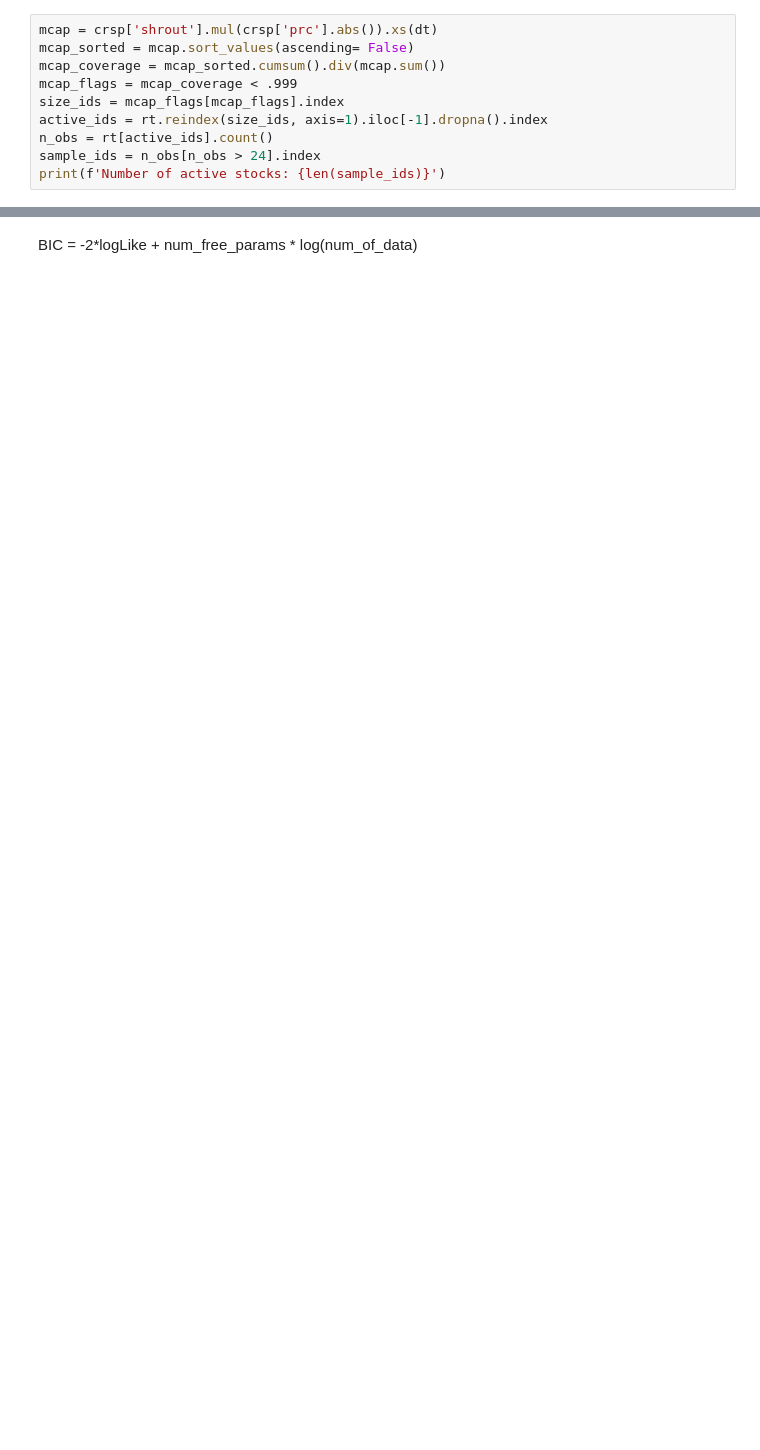
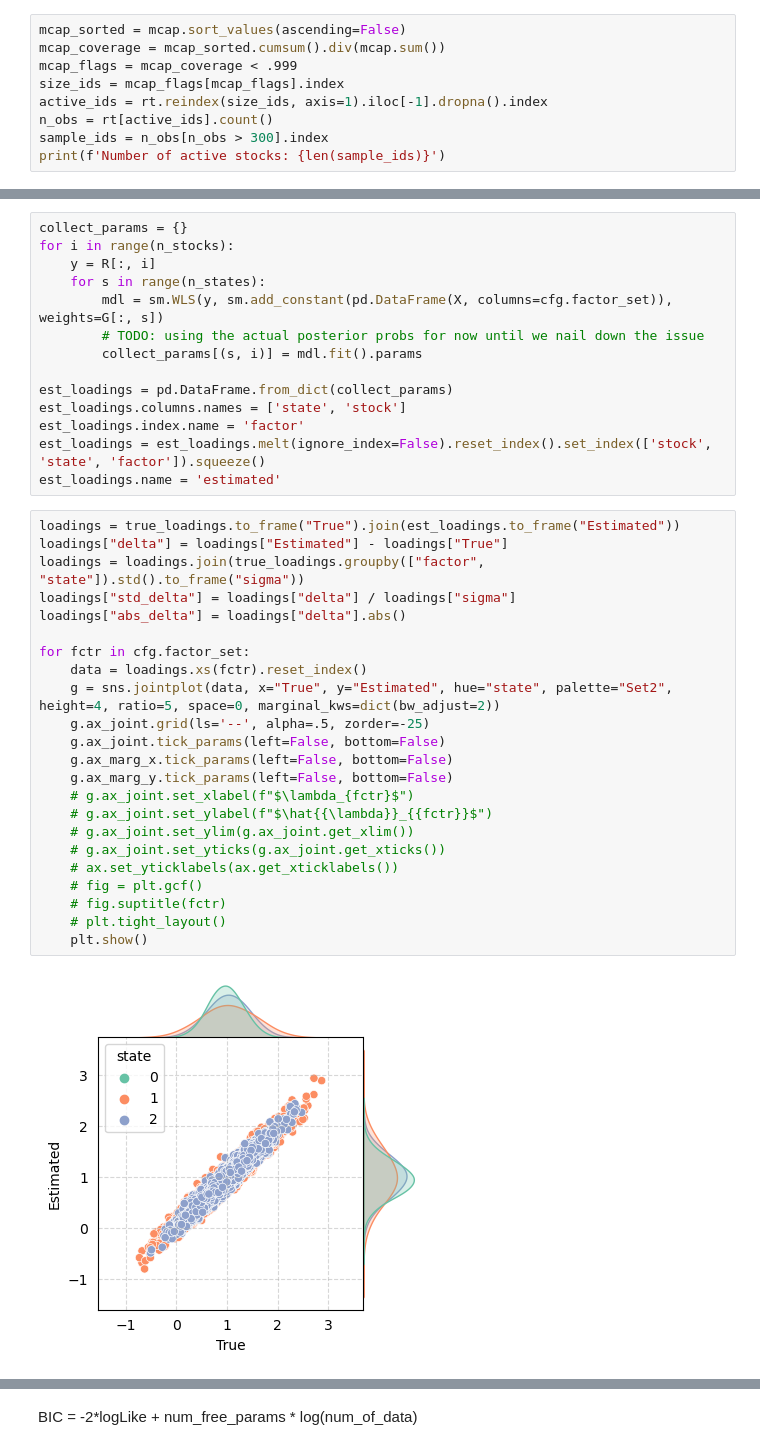
Before and after one commit to fcoibanez/regimeaware, a Jupyter notebook: notebooks/simulation.ipynb, the cells around one changed output, grey strips where cells are left out. Cells and saved outputs as stored; diff of their text form; blank space fills up the shorter version.

```diff
--- a/notebooks/simulation.ipynb
+++ b/notebooks/simulation.ipynb
@@ -28,11 +48,10 @@ rt = pd.pivot_table(crsp[['excess_ret']], index='date', columns='permno', values
 # %%
-mcap = crsp['shrout'].mul(crsp['prc'].abs()).xs(dt)
-mcap_sorted = mcap.sort_values(ascending= False)
+mcap_sorted = mcap.sort_values(ascending=False)
 mcap_coverage = mcap_sorted.cumsum().div(mcap.sum())
 mcap_flags = mcap_coverage < .999
 size_ids = mcap_flags[mcap_flags].index
 active_ids = rt.reindex(size_ids, axis=1).iloc[-1].dropna().index
 n_obs = rt[active_ids].count()
-sample_ids = n_obs[n_obs > 24].index
+sample_ids = n_obs[n_obs > 300].index
 print(f'Number of active stocks: {len(sample_ids)}')
 # %% [output]
@@ -39,0 +146,39 @@ Number of active stocks: 2718
+# %%
+collect_params = {}
+for i in range(n_stocks):
+    y = R[:, i]
+    for s in range(n_states):
+        mdl = sm.WLS(y, sm.add_constant(pd.DataFrame(X, columns=cfg.factor_set)), weights=G[:, s])
+        # TODO: using the actual posterior probs for now until we nail down the issue
+        collect_params[(s, i)] = mdl.fit().params
+
+est_loadings = pd.DataFrame.from_dict(collect_params)
+est_loadings.columns.names = ['state', 'stock']
+est_loadings.index.name = 'factor'
+est_loadings = est_loadings.melt(ignore_index=False).reset_index().set_index(['stock', 'state', 'factor']).squeeze()
+est_loadings.name = 'estimated'
+# %%
+loadings = true_loadings.to_frame("True").join(est_loadings.to_frame("Estimated"))
+loadings["delta"] = loadings["Estimated"] - loadings["True"]
+loadings = loadings.join(true_loadings.groupby(["factor", "state"]).std().to_frame("sigma"))
+loadings["std_delta"] = loadings["delta"] / loadings["sigma"]
+loadings["abs_delta"] = loadings["delta"].abs()
+
+for fctr in cfg.factor_set:
+    data = loadings.xs(fctr).reset_index()
+    g = sns.jointplot(data, x="True", y="Estimated", hue="state", palette="Set2", height=4, ratio=5, space=0, marginal_kws=dict(bw_adjust=2))
+    g.ax_joint.grid(ls='--', alpha=.5, zorder=-25)
+    g.ax_joint.tick_params(left=False, bottom=False)
+    g.ax_marg_x.tick_params(left=False, bottom=False)
+    g.ax_marg_y.tick_params(left=False, bottom=False)
+    # g.ax_joint.set_xlabel(f"$\lambda_{fctr}$")
+    # g.ax_joint.set_ylabel(f"$\hat{{\lambda}}_{{fctr}}$")
+    # g.ax_joint.set_ylim(g.ax_joint.get_xlim())
+    # g.ax_joint.set_yticks(g.ax_joint.get_xticks())
+    # ax.set_yticklabels(ax.get_xticklabels())
+    # fig = plt.gcf()
+    # fig.suptitle(fctr)
+    # plt.tight_layout()
+    plt.show()
+# %% [output]
+[figure, added]
```
Also changed, not shown: parts of 59 cells of this notebook.
